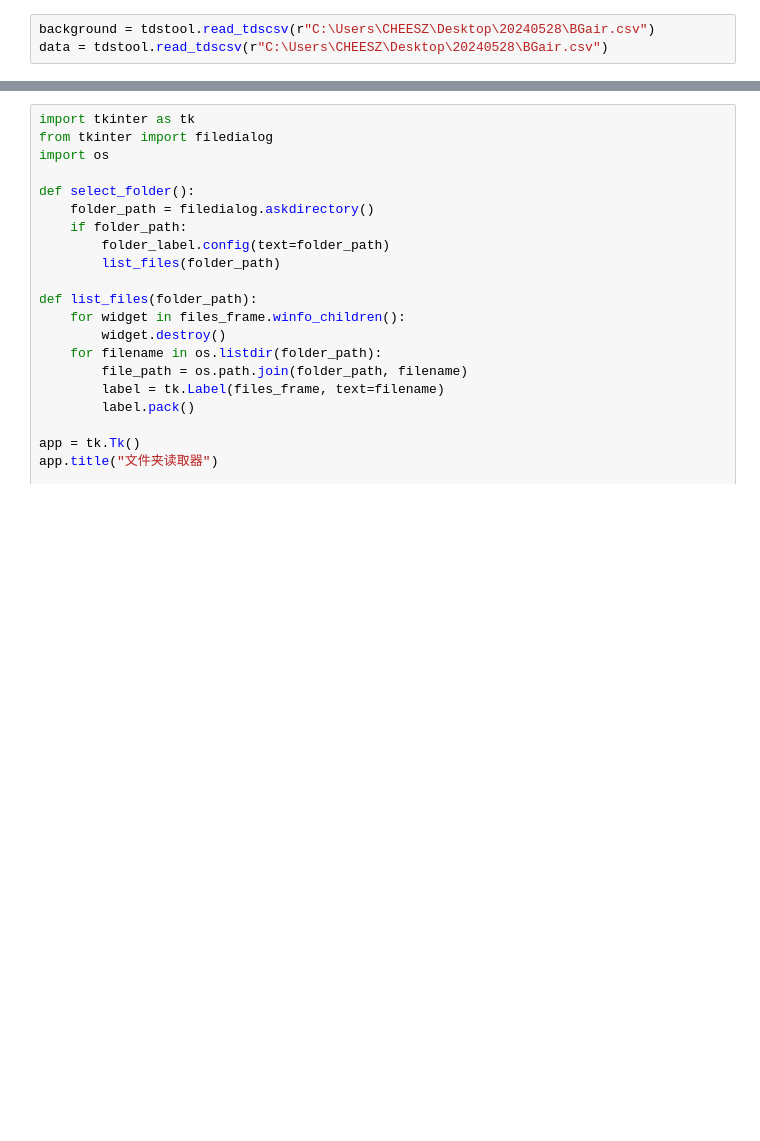
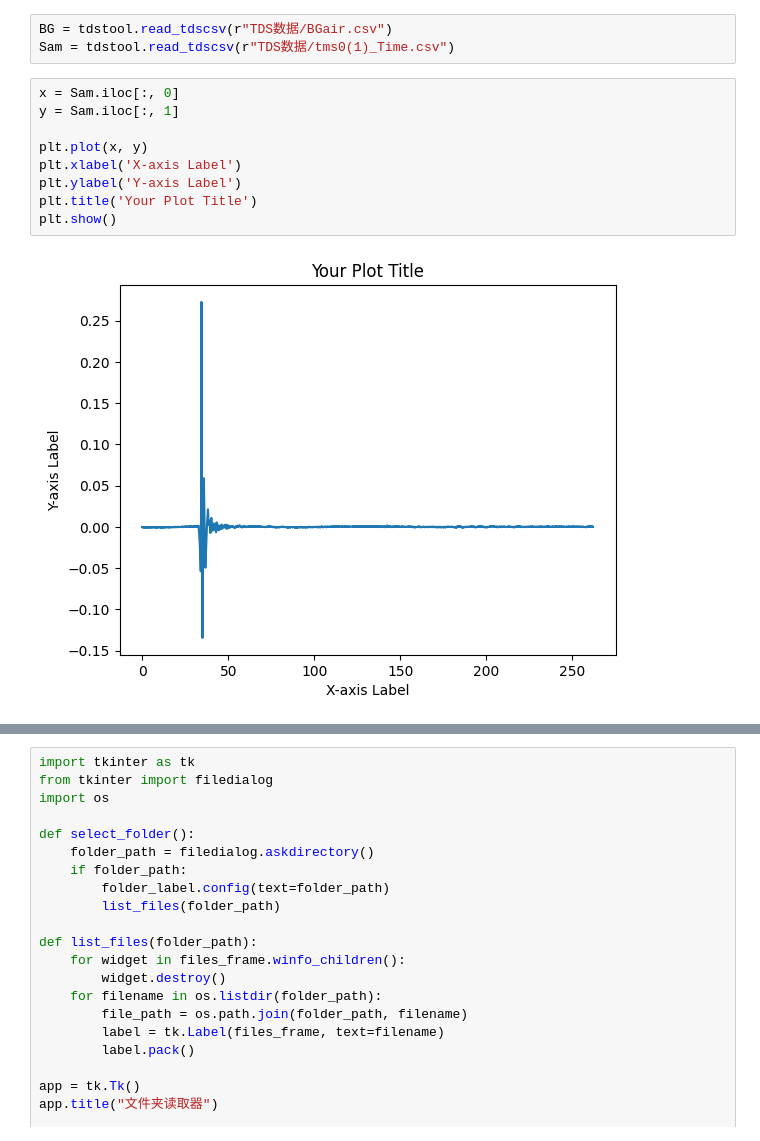
Before and after one commit to Cheesz-ball/THz-TDS_tool, a Jupyter notebook: test.ipynb, the cells around one changed output, grey strips where cells are left out. Drawn from its saved outputs; the diff is of its cells as text; blank space fills up the shorter version.

```diff
--- a/test.ipynb
+++ b/test.ipynb
@@ -7,6 +6,17 @@ Error:
 # %%
-background = tdstool.read_tdscsv(r"C:\Users\CHEESZ\Desktop\20240528\BGair.csv")
-data = tdstool.read_tdscsv(r"C:\Users\CHEESZ\Desktop\20240528\BGair.csv")
+BG = tdstool.read_tdscsv(r"TDS数据/BGair.csv")
+Sam = tdstool.read_tdscsv(r"TDS数据/tms0(1)_Time.csv")
+# %%
+x = Sam.iloc[:, 0]
+y = Sam.iloc[:, 1]
+
+plt.plot(x, y)
+plt.xlabel('X-axis Label')
+plt.ylabel('Y-axis Label')
+plt.title('Your Plot Title')
+plt.show()
+# %% [output]
+[figure, added]
 # %%
 import numpy as np
 import matplotlib.pyplot as plt
```
Also changed, not shown: parts of 3 cells of this notebook, 3 other files.
